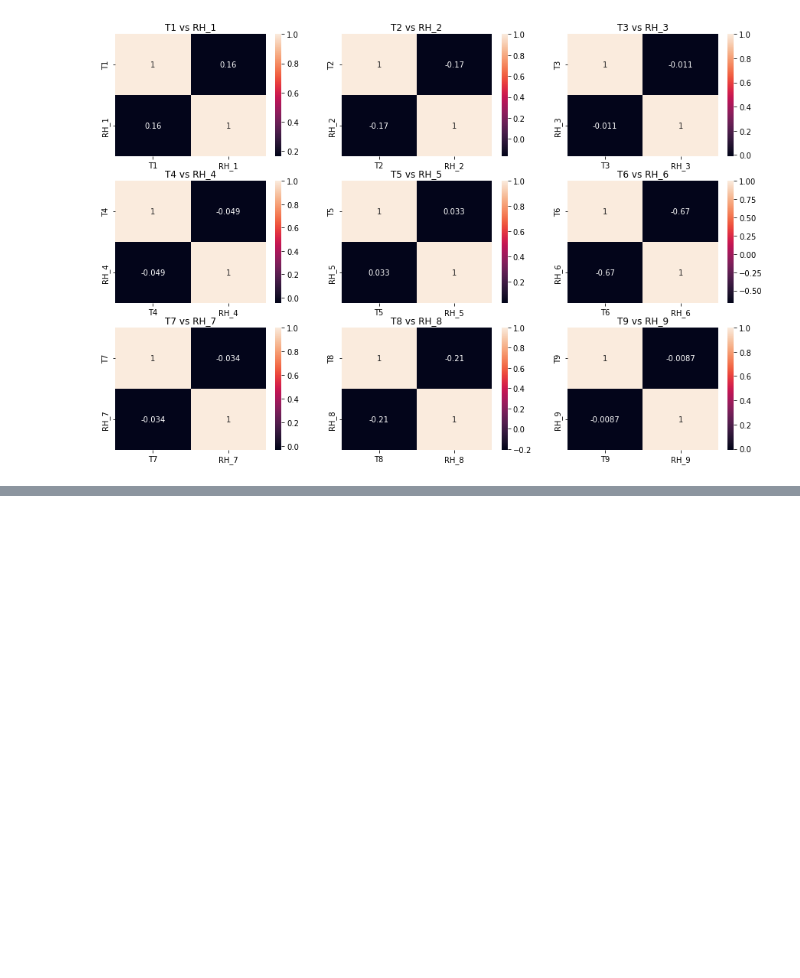
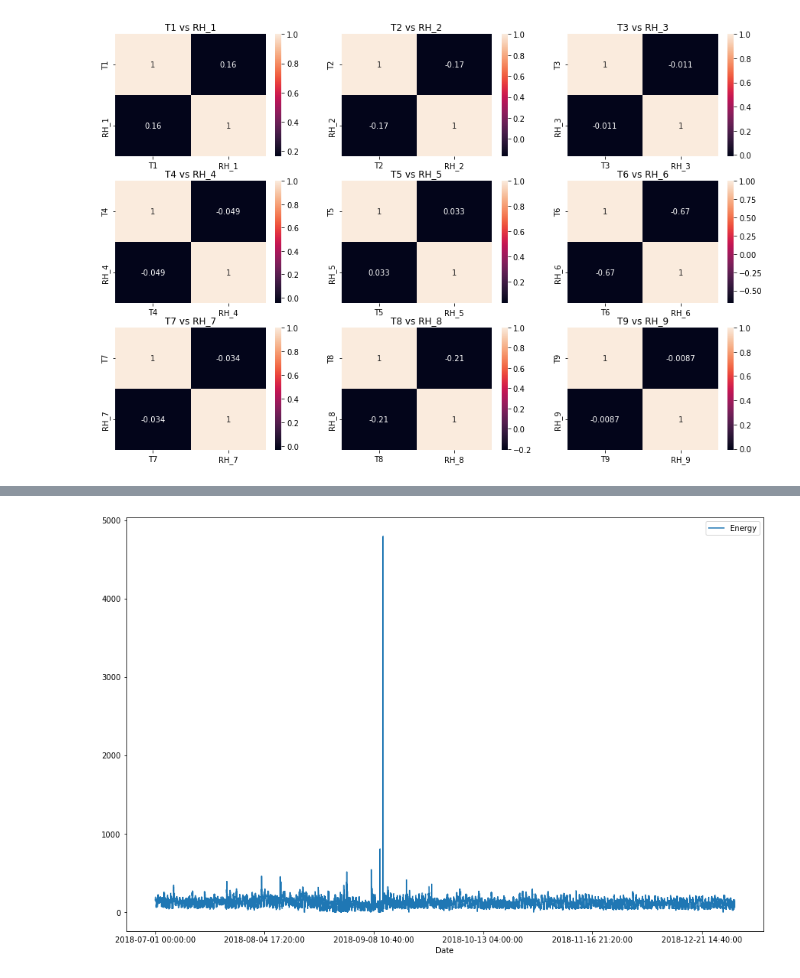
Before and after one commit to cepdnaclk/e17-co326-Smart-Building, a Jupyter notebook: Group_G/Analysis/TempHumidAnalysis.ipynb, the cells around one changed output, grey strips where cells are left out. Saved outputs shown, nothing was run; the diff lists cells and outputs as text; code cells hidden in the pictures; blank space fills up the shorter version.

```diff
--- a/Group_G/Analysis/TempHumidAnalysis.ipynb
+++ b/Group_G/Analysis/TempHumidAnalysis.ipynb
@@ -42,3 +42,5 @@ for i in range(0, 9):
 plt.savefig("temphum2.png")
 # %% [output]
 [figure]
+# %%
+df_ene = pd.read_csv('2018Floor1.csv')
@@ -44,0 +56,8 @@ plt.savefig("temphum2.png")
+# %%
+df_ene_ = df_ene.drop(['Date'], axis=1)
+# %%
+sums = df_ene_.sum(axis=1)
+dates = df_ene['Date']
+sums = pd.concat([dates, sums], axis=1)
+sums.columns = ['Date', 'Energy']
+sums.head()
@@ -44,0 +71,5 @@ plt.savefig("temphum2.png")
+# %%
+sums.groupby('Date').sum().plot(figsize=(15, 10))
+plt.savefig("energy.png")
+# %% [output]
+[figure, added]
```
Also changed, not shown: parts of 2 cells of this notebook, 2 other files.
